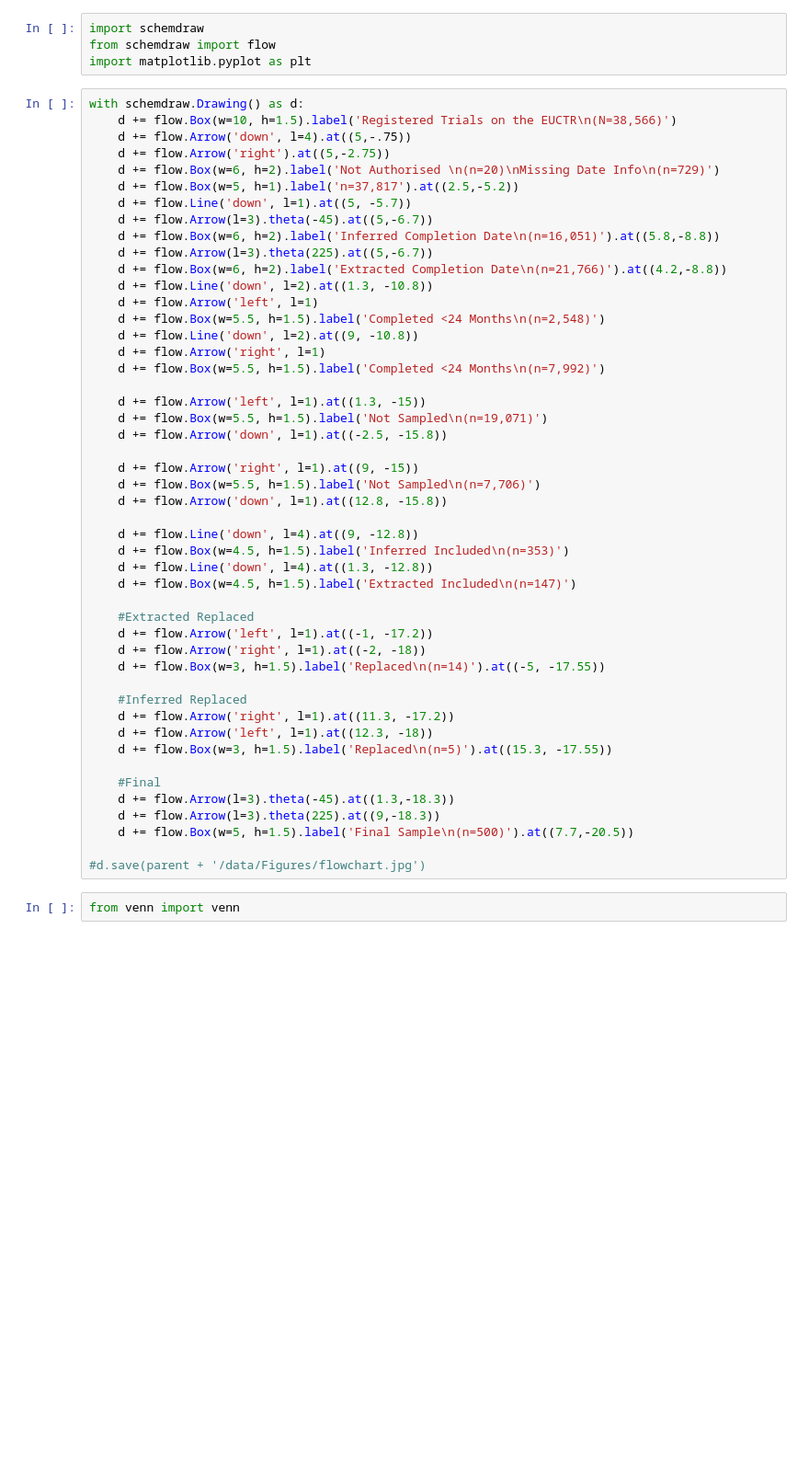
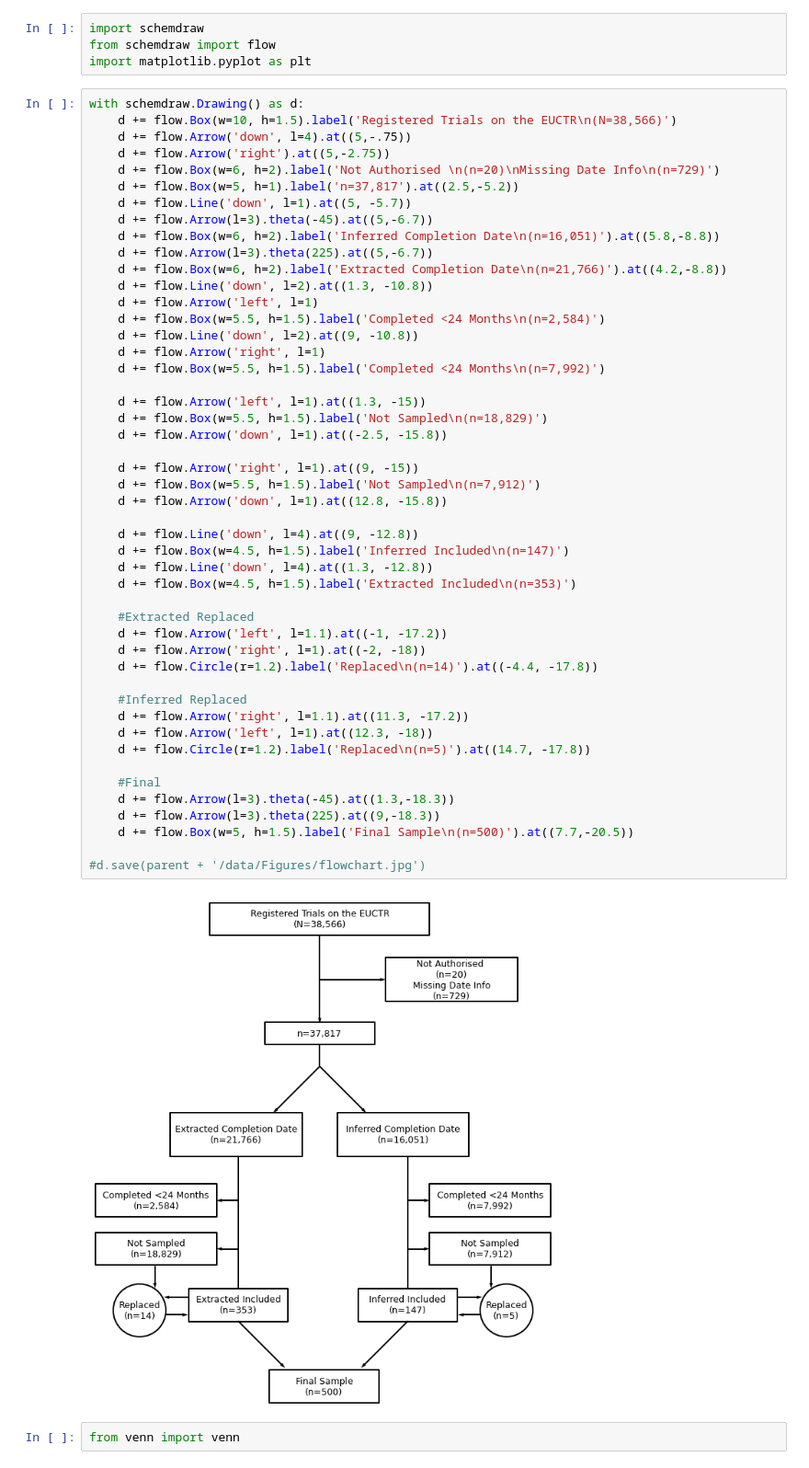
Before and after one commit to ebmdatalab/euctr_pub_search, a Jupyter notebook: notebooks/Figures.ipynb, the cells around one changed output. Shown: that part at 92% size. Cells and saved outputs as stored; diff of their text form; blank space fills up the shorter version.

```diff
--- a/notebooks/Figures.ipynb
+++ b/notebooks/Figures.ipynb
@@ -21,42 +21,44 @@ with schemdraw.Drawing() as d:
     d += flow.Box(w=6, h=2).label('Inferred Completion Date\n(n=16,051)').at((5.8,-8.8))
     d += flow.Arrow(l=3).theta(225).at((5,-6.7))
     d += flow.Box(w=6, h=2).label('Extracted Completion Date\n(n=21,766)').at((4.2,-8.8))
     d += flow.Line('down', l=2).at((1.3, -10.8))
     d += flow.Arrow('left', l=1)
-    d += flow.Box(w=5.5, h=1.5).label('Completed <24 Months\n(n=2,548)')
+    d += flow.Box(w=5.5, h=1.5).label('Completed <24 Months\n(n=2,584)')
     d += flow.Line('down', l=2).at((9, -10.8))
     d += flow.Arrow('right', l=1)
     d += flow.Box(w=5.5, h=1.5).label('Completed <24 Months\n(n=7,992)')
 
     d += flow.Arrow('left', l=1).at((1.3, -15))
-    d += flow.Box(w=5.5, h=1.5).label('Not Sampled\n(n=19,071)')
+    d += flow.Box(w=5.5, h=1.5).label('Not Sampled\n(n=18,829)')
     d += flow.Arrow('down', l=1).at((-2.5, -15.8))
 
     d += flow.Arrow('right', l=1).at((9, -15))
-    d += flow.Box(w=5.5, h=1.5).label('Not Sampled\n(n=7,706)')
+    d += flow.Box(w=5.5, h=1.5).label('Not Sampled\n(n=7,912)')
     d += flow.Arrow('down', l=1).at((12.8, -15.8))
 
     d += flow.Line('down', l=4).at((9, -12.8))
-    d += flow.Box(w=4.5, h=1.5).label('Inferred Included\n(n=353)')
+    d += flow.Box(w=4.5, h=1.5).label('Inferred Included\n(n=147)')
     d += flow.Line('down', l=4).at((1.3, -12.8))
-    d += flow.Box(w=4.5, h=1.5).label('Extracted Included\n(n=147)')
+    d += flow.Box(w=4.5, h=1.5).label('Extracted Included\n(n=353)')
 
     #Extracted Replaced
-    d += flow.Arrow('left', l=1).at((-1, -17.2))
+    d += flow.Arrow('left', l=1.1).at((-1, -17.2))
     d += flow.Arrow('right', l=1).at((-2, -18))
-    d += flow.Box(w=3, h=1.5).label('Replaced\n(n=14)').at((-5, -17.55))
+    d += flow.Circle(r=1.2).label('Replaced\n(n=14)').at((-4.4, -17.8))
 
     #Inferred Replaced
-    d += flow.Arrow('right', l=1).at((11.3, -17.2))
+    d += flow.Arrow('right', l=1.1).at((11.3, -17.2))
     d += flow.Arrow('left', l=1).at((12.3, -18))
-    d += flow.Box(w=3, h=1.5).label('Replaced\n(n=5)').at((15.3, -17.55))
+    d += flow.Circle(r=1.2).label('Replaced\n(n=5)').at((14.7, -17.8))
 
     #Final
     d += flow.Arrow(l=3).theta(-45).at((1.3,-18.3))
     d += flow.Arrow(l=3).theta(225).at((9,-18.3))
     d += flow.Box(w=5, h=1.5).label('Final Sample\n(n=500)').at((7.7,-20.5))
 
 #d.save(parent + '/data/Figures/flowchart.jpg')
+# %% [output]
+[figure, added]
 # %%
 from venn import venn
 # %%
```
Also changed, not shown: parts of 5 cells of this notebook, 4 other files.
